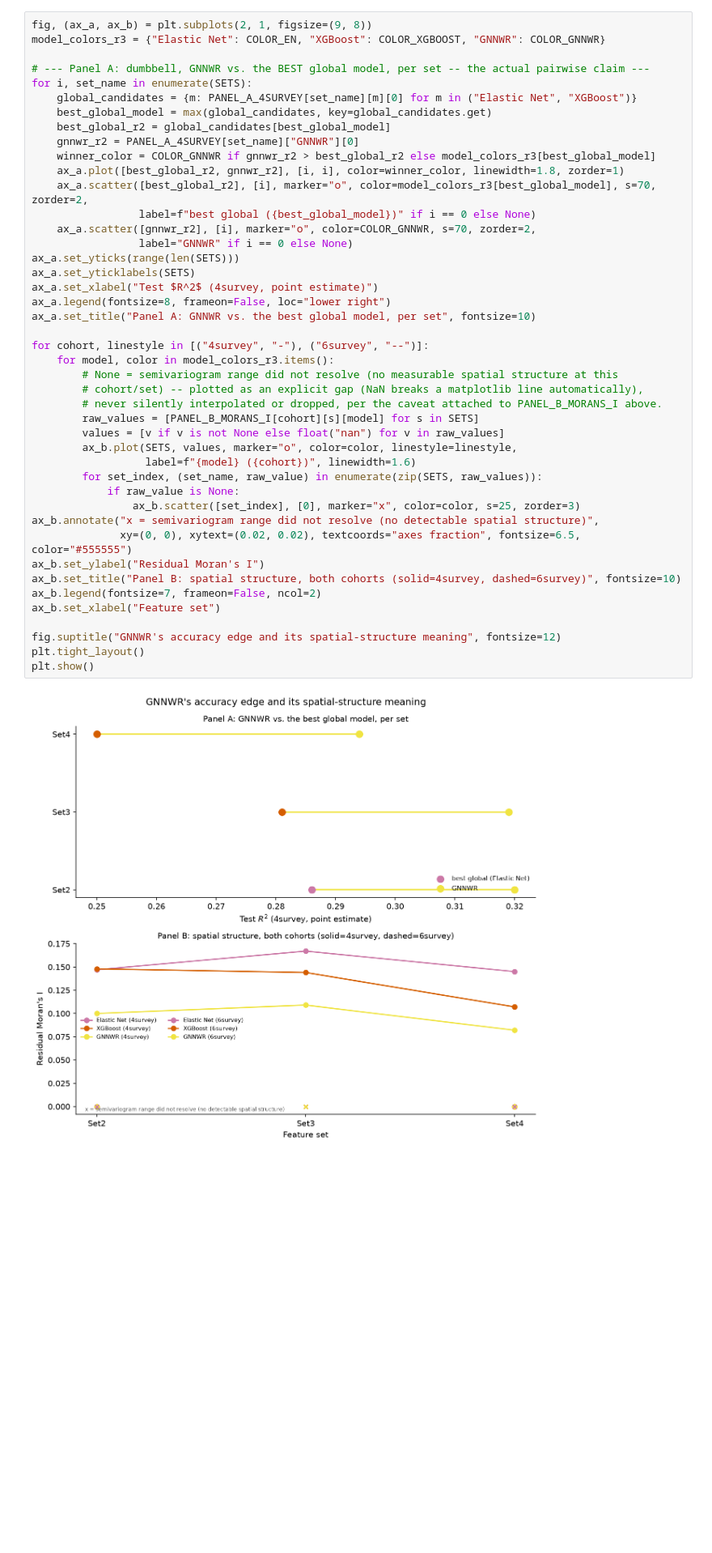
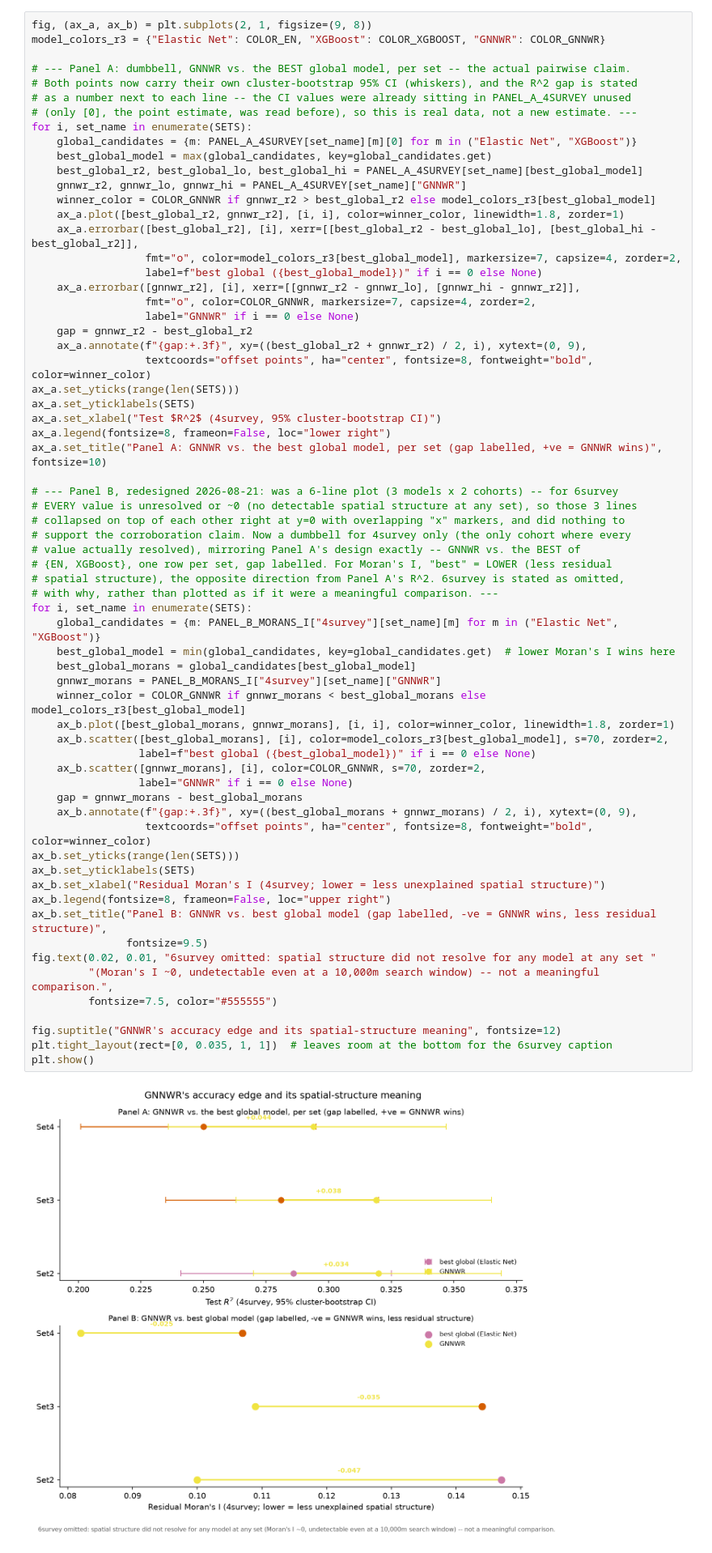
Before and after one commit to shreeyagorasia/forest_diss, a Jupyter notebook: notebooks/results_figures_q2_rq3.ipynb, the cells around one changed output. Shown at 81% size. Cells and saved outputs as stored; diff of their text form; blank space fills up the shorter version.

```diff
--- a/notebooks/results_figures_q2_rq3.ipynb
+++ b/notebooks/results_figures_q2_rq3.ipynb
@@ -132,49 +144,70 @@ evidence, not decoration.
 # %%
 fig, (ax_a, ax_b) = plt.subplots(2, 1, figsize=(9, 8))
 model_colors_r3 = {"Elastic Net": COLOR_EN, "XGBoost": COLOR_XGBOOST, "GNNWR": COLOR_GNNWR}
 
-# --- Panel A: dumbbell, GNNWR vs. the BEST global model, per set -- the actual pairwise claim ---
+# --- Panel A: dumbbell, GNNWR vs. the BEST global model, per set -- the actual pairwise claim.
+# Both points now carry their own cluster-bootstrap 95% CI (whiskers), and the R^2 gap is stated
+# as a number next to each line -- the CI values were already sitting in PANEL_A_4SURVEY unused
+# (only [0], the point estimate, was read before), so this is real data, not a new estimate. ---
 for i, set_name in enumerate(SETS):
     global_candidates = {m: PANEL_A_4SURVEY[set_name][m][0] for m in ("Elastic Net", "XGBoost")}
     best_global_model = max(global_candidates, key=global_candidates.get)
-    best_global_r2 = global_candidates[best_global_model]
-    gnnwr_r2 = PANEL_A_4SURVEY[set_name]["GNNWR"][0]
+    best_global_r2, best_global_lo, best_global_hi = PANEL_A_4SURVEY[set_name][best_global_model]
+    gnnwr_r2, gnnwr_lo, gnnwr_hi = PANEL_A_4SURVEY[set_name]["GNNWR"]
     winner_color = COLOR_GNNWR if gnnwr_r2 > best_global_r2 else model_colors_r3[best_global_model]
     ax_a.plot([best_global_r2, gnnwr_r2], [i, i], color=winner_color, linewidth=1.8, zorder=1)
-    ax_a.scatter([best_global_r2], [i], marker="o", color=model_colors_r3[best_global_model], s=70, zorder=2,
-                 label=f"best global ({best_global_model})" if i == 0 else None)
-    ax_a.scatter([gnnwr_r2], [i], marker="o", color=COLOR_GNNWR, s=70, zorder=2,
-                 label="GNNWR" if i == 0 else None)
+    ax_a.errorbar([best_global_r2], [i], xerr=[[best_global_r2 - best_global_lo], [best_global_hi - best_global_r2]],
+                  fmt="o", color=model_colors_r3[best_global_model], markersize=7, capsize=4, zorder=2,
+                  label=f"best global ({best_global_model})" if i == 0 else None)
+    ax_a.errorbar([gnnwr_r2], [i], xerr=[[gnnwr_r2 - gnnwr_lo], [gnnwr_hi - gnnwr_r2]],
+                  fmt="o", color=COLOR_GNNWR, markersize=7, capsize=4, zorder=2,
+                  label="GNNWR" if i == 0 else None)
+    gap = gnnwr_r2 - best_global_r2
+    ax_a.annotate(f"{gap:+.3f}", xy=((best_global_r2 + gnnwr_r2) / 2, i), xytext=(0, 9),
+                  textcoords="offset points", ha="center", fontsize=8, fontweight="bold", color=winner_color)
 ax_a.set_yticks(range(len(SETS)))
 ax_a.set_yticklabels(SETS)
-ax_a.set_xlabel("Test $R^2$ (4survey, point estimate)")
+ax_a.set_xlabel("Test $R^2$ (4survey, 95% cluster-bootstrap CI)")
 ax_a.legend(fontsize=8, frameon=False, loc="lower right")
-ax_a.set_title("Panel A: GNNWR vs. the best global model, per set", fontsize=10)
+ax_a.set_title("Panel A: GNNWR vs. the best global model, per set (gap labelled, +ve = GNNWR wins)", fontsize=10)
 
-for cohort, linestyle in [("4survey", "-"), ("6survey", "--")]:
-    for model, color in model_colors_r3.items():
-        # None = semivariogram range did not resolve (no measurable spatial structure at this
-        # cohort/set) -- plotted as an explicit gap (NaN breaks a matplotlib line automatically),
-        # never silently interpolated or dropped, per the caveat attached to PANEL_B_MORANS_I above.
-        raw_values = [PANEL_B_MORANS_I[cohort][s][model] for s in SETS]
-        values = [v if v is not None else float("nan") for v in raw_values]
-        ax_b.plot(SETS, values, marker="o", color=color, linestyle=linestyle,
-                  label=f"{model} ({cohort})", linewidth=1.6)
-        for set_index, (set_name, raw_value) in enumerate(zip(SETS, raw_values)):
-            if raw_value is None:
-                ax_b.scatter([set_index], [0], marker="x", color=color, s=25, zorder=3)
-ax_b.annotate("x = semivariogram range did not resolve (no detectable spatial structure)",
-              xy=(0, 0), xytext=(0.02, 0.02), textcoords="axes fraction", fontsize=6.5, color="#555555")
-ax_b.set_ylabel("Residual Moran's I")
-ax_b.set_title("Panel B: spatial structure, both cohorts (solid=4survey, dashed=6survey)", fontsize=10)
-ax_b.legend(fontsize=7, frameon=False, ncol=2)
-ax_b.set_xlabel("Feature set")
+# --- Panel B, redesigned 2026-08-21: was a 6-line plot (3 models x 2 cohorts) -- for 6survey
+# EVERY value is unresolved or ~0 (no detectable spatial structure at any set), so those 3 lines
+# collapsed on top of each other right at y=0 with overlapping "x" markers, and did nothing to
+# support the corroboration claim. Now a dumbbell for 4survey only (the only cohort where every
+# value actually resolved), mirroring Panel A's design exactly -- GNNWR vs. the BEST of
+# {EN, XGBoost}, one row per set, gap labelled. For Moran's I, "best" = LOWER (less residual
+# spatial structure), the opposite direction from Panel A's R^2. 6survey is stated as omitted,
+# with why, rather than plotted as if it were a meaningful comparison. ---
+for i, set_name in enumerate(SETS):
+    global_candidates = {m: PANEL_B_MORANS_I["4survey"][set_name][m] for m in ("Elastic Net", "XGBoost")}
+    best_global_model = min(global_candidates, key=global_candidates.get)  # lower Moran's I wins here
+    best_global_morans = global_candidates[best_global_model]
+    gnnwr_morans = PANEL_B_MORANS_I["4survey"][set_name]["GNNWR"]
+    winner_color = COLOR_GNNWR if gnnwr_morans < best_global_morans else model_colors_r3[best_global_model]
+    ax_b.plot([best_global_morans, gnnwr_morans], [i, i], color=winner_color, linewidth=1.8, zorder=1)
+    ax_b.scatter([best_global_morans], [i], color=model_colors_r3[best_global_model], s=70, zorder=2,
+                 label=f"best global ({best_global_model})" if i == 0 else None)
+    ax_b.scatter([gnnwr_morans], [i], color=COLOR_GNNWR, s=70, zorder=2,
+                 label="GNNWR" if i == 0 else None)
+    gap = gnnwr_morans - best_global_morans
+    ax_b.annotate(f"{gap:+.3f}", xy=((best_global_morans + gnnwr_morans) / 2, i), xytext=(0, 9),
+                  textcoords="offset points", ha="center", fontsize=8, fontweight="bold", color=winner_color)
+ax_b.set_yticks(range(len(SETS)))
+ax_b.set_yticklabels(SETS)
+ax_b.set_xlabel("Residual Moran's I (4survey; lower = less unexplained spatial structure)")
+ax_b.legend(fontsize=8, frameon=False, loc="upper right")
+ax_b.set_title("Panel B: GNNWR vs. best global model (gap labelled, -ve = GNNWR wins, less residual structure)",
+               fontsize=9.5)
+fig.text(0.02, 0.01, "6survey omitted: spatial structure did not resolve for any model at any set "
+         "(Moran's I ~0, undetectable even at a 10,000m search window) -- not a meaningful comparison.",
+         fontsize=7.5, color="#555555")
 
 fig.suptitle("GNNWR's accuracy edge and its spatial-structure meaning", fontsize=12)
-plt.tight_layout()
+plt.tight_layout(rect=[0, 0.035, 1, 1])  # leaves room at the bottom for the 6survey caption
 plt.show()
 # %% [output]
-[figure, old version]
+[figure, new version]
 # %% [markdown]
 ## Q2 Figure 2 -- GNNWR's local coefficients (with the limitation stated on the figure)
 
```
Also changed, not shown: parts of 18 cells of this notebook, 9 other files.
